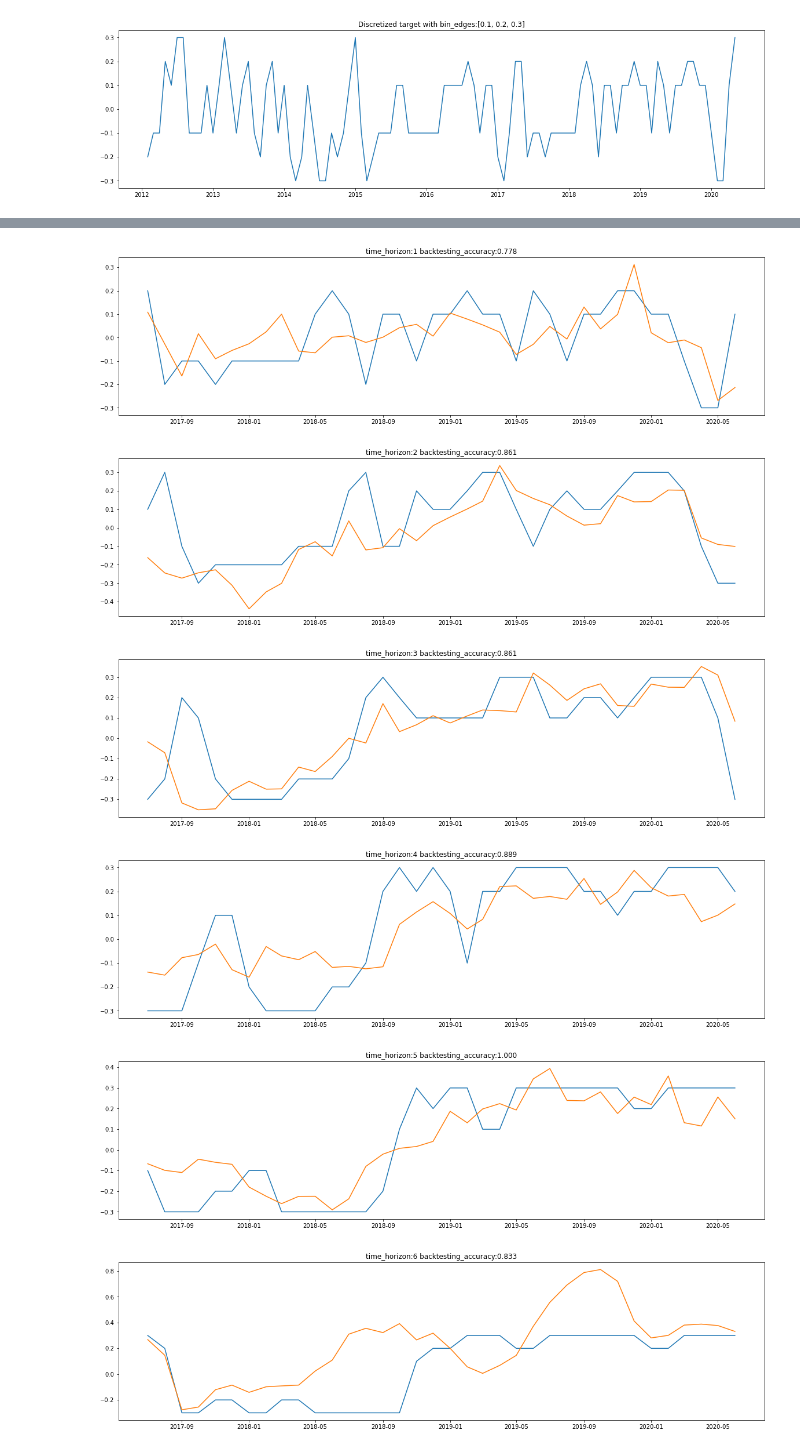
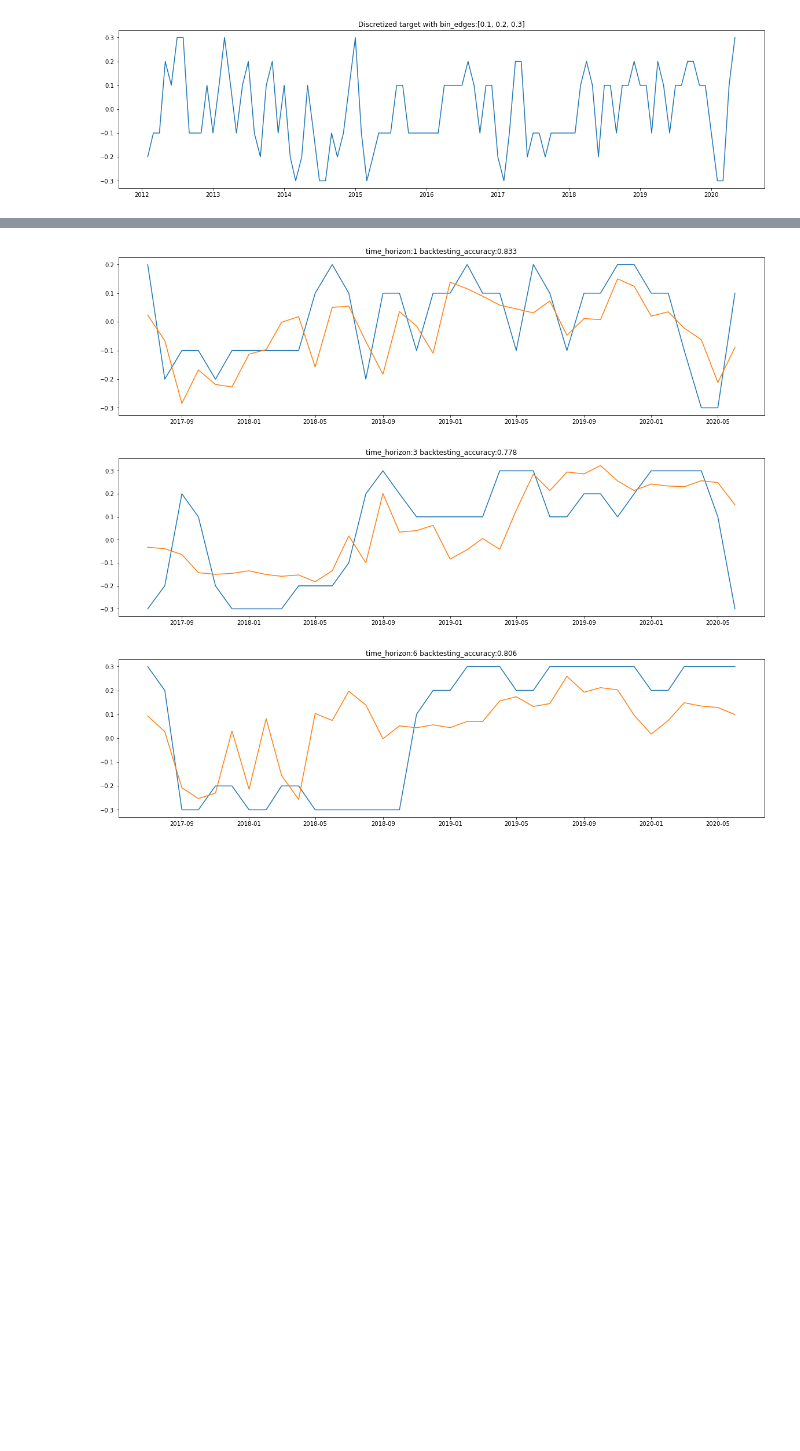
Before and after one commit to Robbie-Luo/solar-backtesting, a Jupyter notebook: solar-regression.ipynb, the cells around one changed output, grey strips where cells are left out. Drawn from its saved outputs; the diff is of its cells as text; code cells hidden in the pictures; blank space fills up the shorter version.

Commit message:
Add boruta algorithm and model comparison

```diff
--- a/solar-regression.ipynb
+++ b/solar-regression.ipynb
@@ -277,21 +275,21 @@ clf_df
 # %%
 # regression results
-results = []
-model_dict = {}
-feature_dict = {}
-bin_edges = []
-for time_horizon in range(1,10):
-    solar = solar_regression(input_df,target_var,time_horizon, bin_edges)
-    model, features, bt_acc, forecast = solar.run()
-    model_dict[time_horizon] = model
-    feature_dict[time_horizon] = features
-    results.append([time_horizon,bt_acc,36,100])
-from IPython.display import clear_output as clear
-clear()
-for time_horizon in range(1,10):
-    solar = solar_regression(input_df,target_var,time_horizon, bin_edges)
-    features= feature_dict[time_horizon]
-    model = model_dict[time_horizon]
-    solar.run_backtesting(model,features,plot=True)
-reg_df = pd.DataFrame(results,columns=['time_horizon','dir_acc','max_iterations','train_size'])
-reg_df
+# results = []
+# model_dict = {}
+# feature_dict = {}
+# bin_edges = []
+# for time_horizon in range(1,10):
+#     solar = solar_regression(input_df,target_var,time_horizon, bin_edges)
+#     model, features, bt_acc, forecast = solar.run()
+#     model_dict[time_horizon] = model
+#     feature_dict[time_horizon] = features
+#     results.append([time_horizon,bt_acc,36,100])
+# from IPython.display import clear_output as clear
+# clear()
+# for time_horizon in range(1,10):
+#     solar = solar_regression(input_df,target_var,time_horizon, bin_edges)
+#     features= feature_dict[time_horizon]
+#     model = model_dict[time_horizon]
+#     solar.run_backtesting(model,features,plot=True)
+# reg_df = pd.DataFrame(results,columns=['time_horizon','dir_acc','max_iterations','train_size'])
+# reg_df
@@ -318,28 +296,25 @@ reg_df
 # %%
 # ordinal regression results
 results = []
 model_dict = {}
 feature_dict = {}
 bin_edges = [0.1,0.2,0.3]
-for time_horizon in range(1,10):
+for time_horizon in [1,3,6]:
     solar = solar_regression(input_df,target_var,time_horizon, bin_edges)
-    model, features, bt_acc, forecast = solar.run()
+    model, features, bt_acc, forecast = solar.run(model_name ='lightgbm',algorithm='afs')
     model_dict[time_horizon] = model
     feature_dict[time_horizon] = features
     results.append([time_horizon,bt_acc,36,100])
 from IPython.display import clear_output as clear
 clear()
-for time_horizon in range(1,10):
+for time_horizon in [1,3,6]:
     solar = solar_regression(input_df,target_var,time_horizon, bin_edges)
     features= feature_dict[time_horizon]
     model = model_dict[time_horizon]
     solar.run_backtesting(model,features,plot=True)
 oreg_df = pd.DataFrame(results,columns=['time_horizon','dir_acc','max_iterations','train_size'])
 oreg_df
 # %% [output]
-[figure, old version]
+[figure, new version]
-[figure, old version]
+[figure, new version]
-[figure, old version]
+[figure, new version]
-[figure, removed]
-[figure, removed]
-[figure, removed]
```
Also changed, not shown: parts of 7 cells of this notebook.
